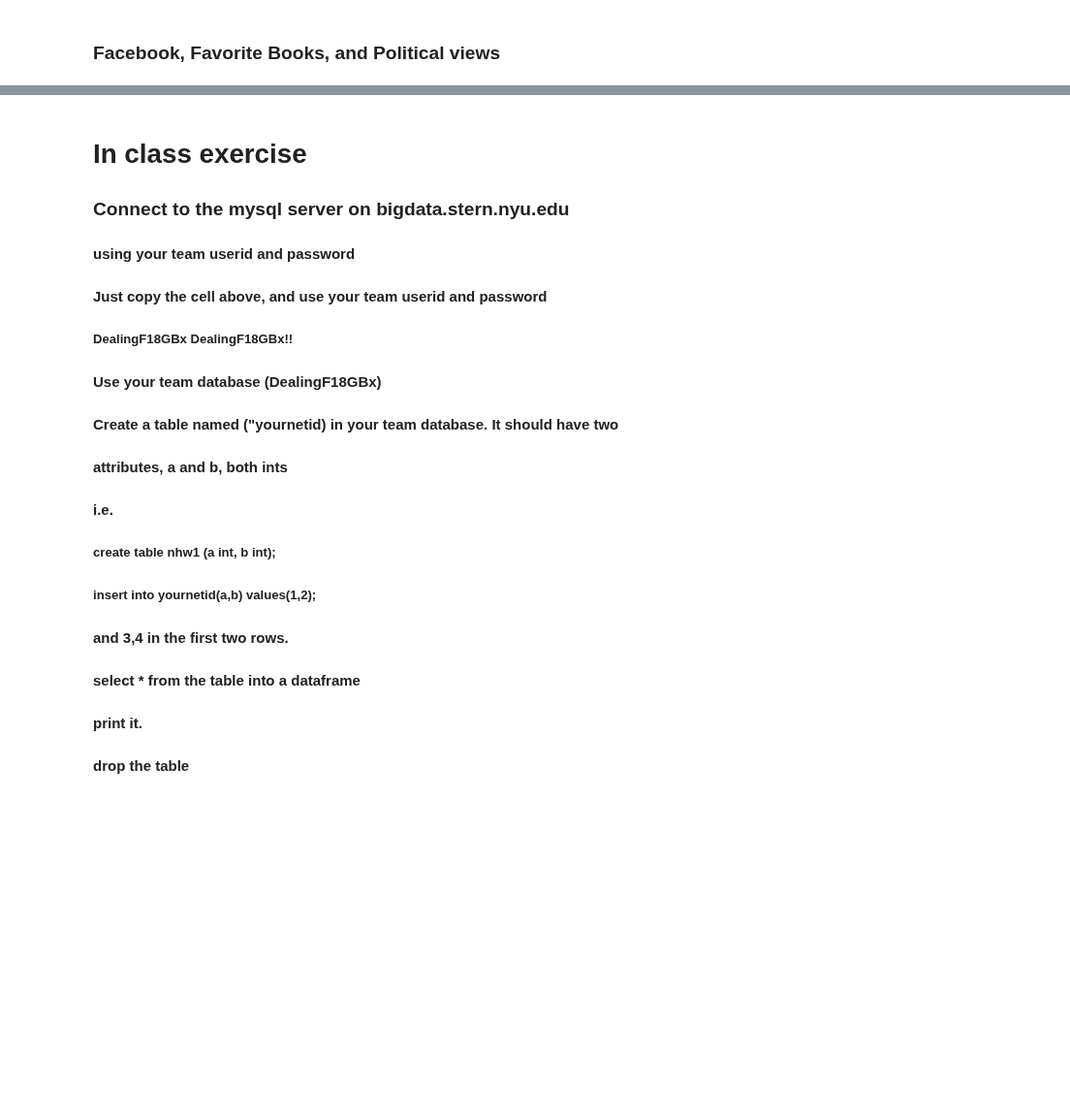
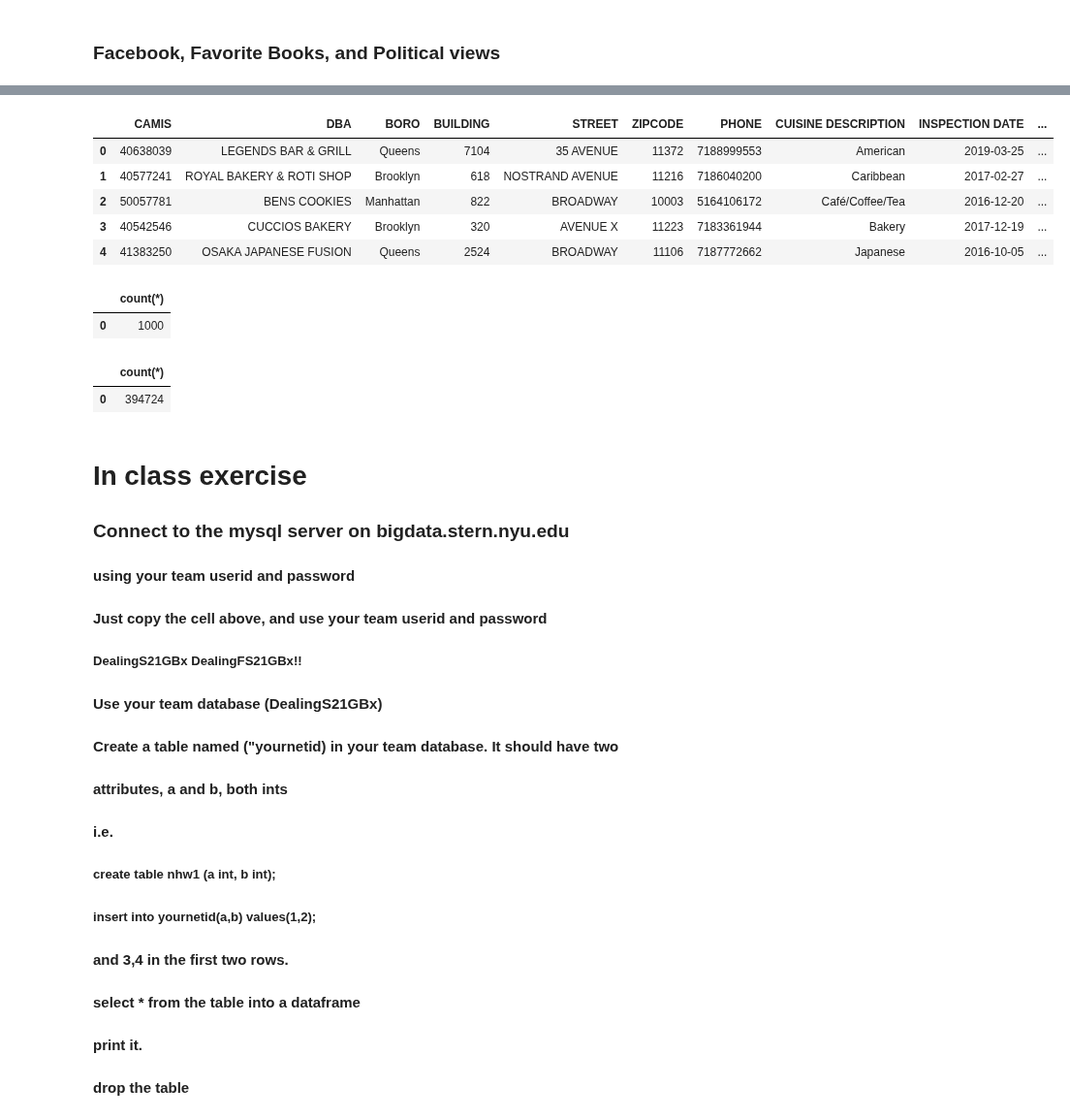
Before and after one commit to nhwhite212/DealingwithDataSpring2021, a Jupyter notebook: 6-Pandas/B-Pandas_and_SQL.ipynb, the cells around one changed output, grey strips where cells are left out. Shown at 97% size. Drawn from its saved outputs; the diff is of its cells as text; code cells hidden in the pictures; blank space fills up the shorter version.

```diff
--- a/6-Pandas/B-Pandas_and_SQL.ipynb
+++ b/6-Pandas/B-Pandas_and_SQL.ipynb
@@ -192,11 +431,11 @@ restaurants["ACTION"] =  pd.Categorical(restaurants["ACTION"], ordered=False)
 restaurants["CUISINE DESCRIPTION"] =  pd.Categorical(restaurants["CUISINE DESCRIPTION"], ordered=False)
 # %%
 # Connect to the MySQL, but without selecting a database
-# I will use team 10's userid and password for testing
+# I will use the class userid and password for testing
 #
 
 conn_string = 'mysql://{user}:{password}@{host}:{port}/'.format(
-    user='DealingF18GB10', password='DealingF18GB10!!',
+    user='DealingS21', password='DealingS21!!',
     host = 'bigdata.stern.nyu.edu', port=3306)
 engine = create_engine(conn_string)
 # %%
@@ -221,7 +467,28 @@ restaurants1.to_sql(name='inspections', if_exists='replace', index=False, con=en
 # %%
 # And then we can just retrieve it from the database
-df = pd.read_sql("SELECT * FROM inspections LIMIT 100", con=engine)
+df = pd.read_sql("SELECT * FROM inspections1000 LIMIT 100", con=engine)
 df.head(5)
+# %% [output]
+|  | CAMIS | DBA | BORO | BUILDING | STREET | ZIPCODE | PHONE | CUISINE DESCRIPTION | INSPECTION DATE | ... |
+| 0 | 40638039 | LEGENDS BAR & GRILL | Queens | 7104 | 35 AVENUE | 11372 | 7188999553 | American | 2019-03-25 | ... |
+| 1 | 40577241 | ROYAL BAKERY & ROTI SHOP | Brooklyn | 618 | NOSTRAND AVENUE | 11216 | 7186040200 | Caribbean | 2017-02-27 | ... |
+| 2 | 50057781 | BENS COOKIES | Manhattan | 822 | BROADWAY | 10003 | 5164106172 | Café/Coffee/Tea | 2016-12-20 | ... |
+| 3 | 40542546 | CUCCIOS BAKERY | Brooklyn | 320 | AVENUE X | 11223 | 7183361944 | Bakery | 2017-12-19 | ... |
+| 4 | 41383250 | OSAKA JAPANESE FUSION | Queens | 2524 | BROADWAY | 11106 | 7187772662 | Japanese | 2016-10-05 | ... |
+# %%
+### How many rows do we have?
+df1= pd.read_sql('select count(*) from inspections1000',con=engine)
+df1
+# %% [output]
+|  | count(*) |
+| 0 | 1000 |
+# %%
+### How about in the full table?
+df1=pd.read_sql('select count(*) from inspections',con=engine)
+df1
+# %% [output]
+|  | count(*) |
+| 0 | 394724 |
 # %% [markdown]
 # In class exercise
 ####
@@ -229,8 +496,8 @@ df.head(5)
 #### using your team userid and password
 
 #### Just copy the cell above, and use your team userid and password
-##### DealingF18GBx   DealingF18GBx!!
-#### Use your team database (DealingF18GBx)
+##### DealingS21GBx   DealingFS21GBx!!
+#### Use your team database (DealingS21GBx)
 ####
 #### Create a table named  ("yournetid) in your team database. It should have two
 #### attributes, a and b, both ints
```
Also changed, not shown: parts of 44 cells of this notebook.
